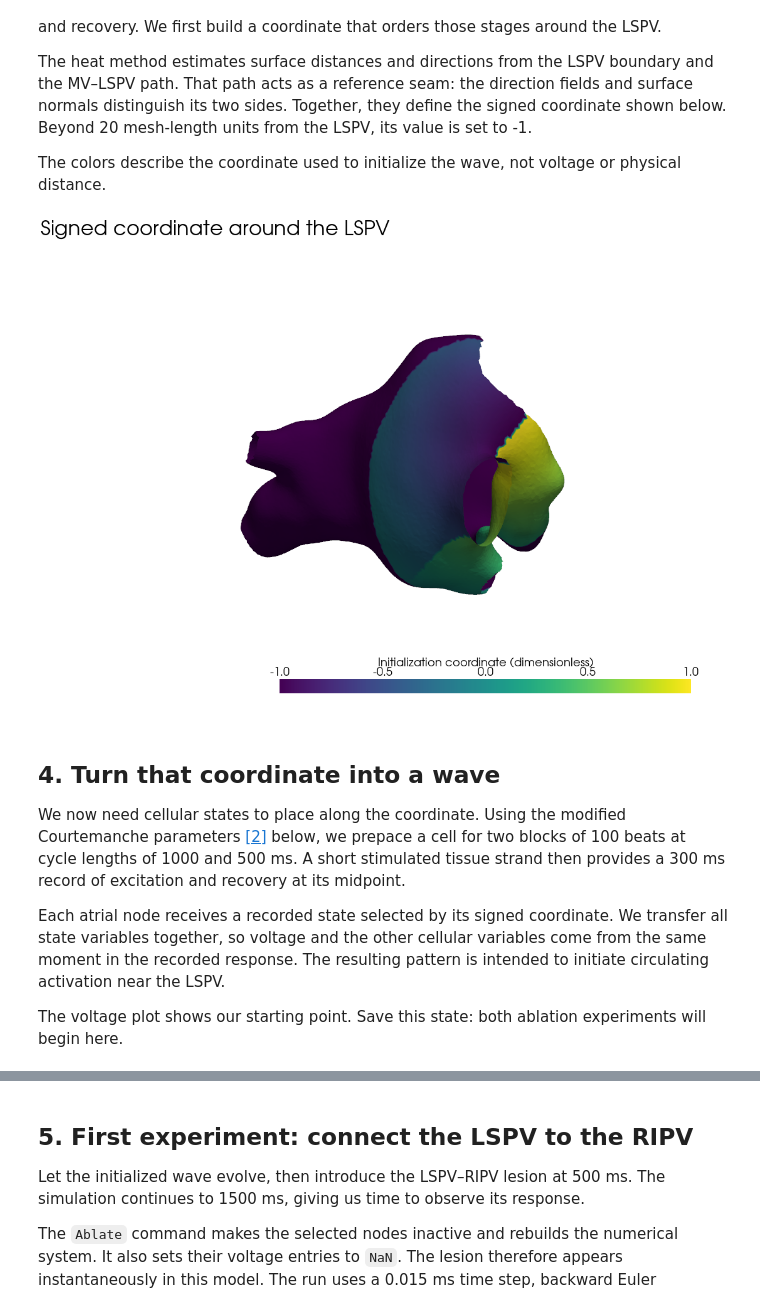
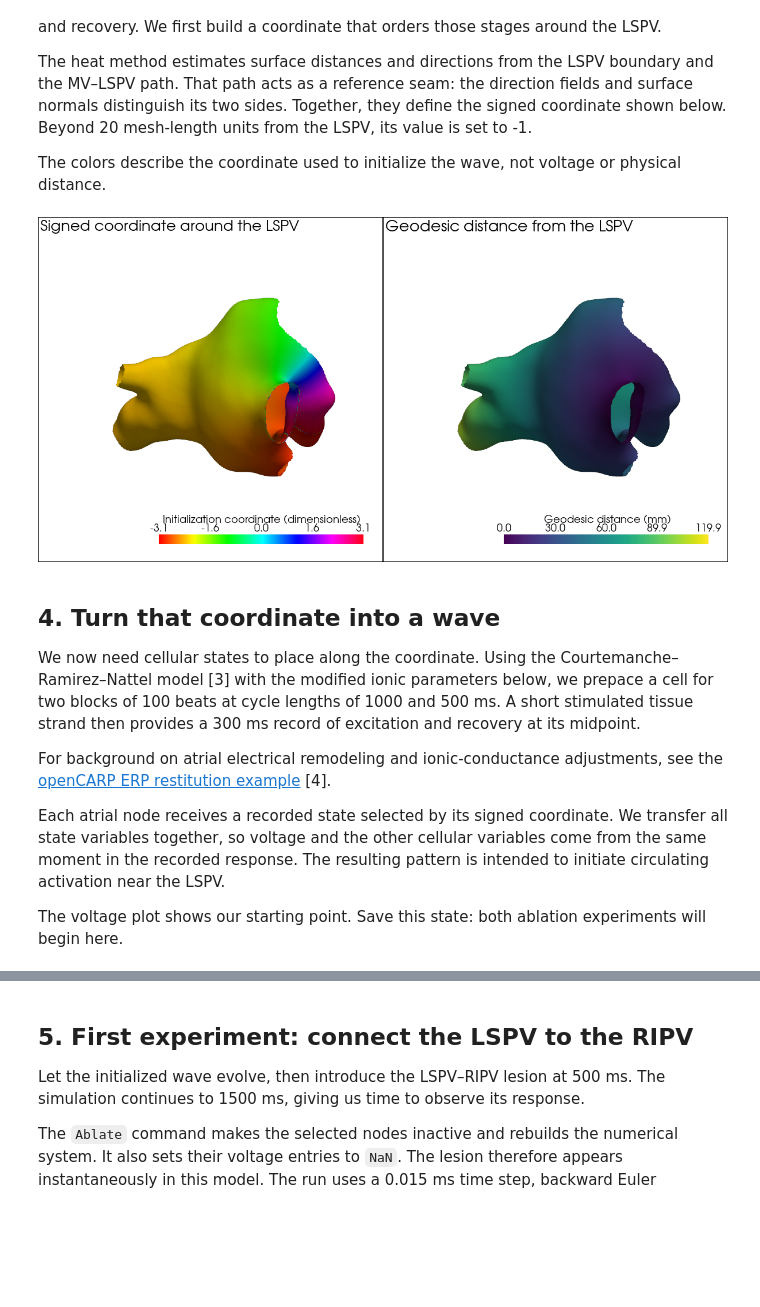
Before and after one commit to finitewave/Finitewave-Tools, a Jupyter notebook: Tutorials/Atrial Tachycardia Ablation.ipynb, the cells around one changed output, grey strips where cells are left out. Saved outputs shown, nothing was run; the diff lists cells and outputs as text; code cells hidden in the pictures; blank space fills up the shorter version.

```diff
--- a/Tutorials/Atrial Tachycardia Ablation.ipynb
+++ b/Tutorials/Atrial Tachycardia Ablation.ipynb
@@ -105,20 +116,25 @@ lspv_ripv_closest = lspv_point_ids[lspv_ripv_closest]
 ripv_lspv_closest = ripv_point_ids[ripv_lspv_closest]
 
 # find geodesic path between the two closest points using pyvista
+lspv_to_ripv = poly.geodesic(lspv_ripv_closest, ripv_lspv_closest, progress_bar=True)
+ablation_line_ids_1 = lspv_to_ripv.point_data["vtkOriginalPointIds"]
+
 mv_to_lspv = poly.geodesic(mv_lspv_closest, lspv_mv_closest, progress_bar=True)
-mv_to_lspv_ids = mv_to_lspv.point_data["vtkOriginalPointIds"]
+ablation_line_ids_2 = mv_to_lspv.point_data["vtkOriginalPointIds"]
 
-lspv_to_ripv = poly.geodesic(lspv_ripv_closest, ripv_lspv_closest, progress_bar=True)
-lspv_to_ripv_ids = lspv_to_ripv.point_data["vtkOriginalPointIds"]
+phase_core_ids = lspv_point_ids
+phase_reference_id = mv_lspv_closest
 
 pv.set_jupyter_backend("static")
 pl = pv.Plotter(window_size=(1100, 800))
 pl.set_background("white")
 pl.add_text("Candidate ablation paths", position="upper_left", font_size=16, color="black")
-pl.camera_position = camera_position
+pl.camera_position = CAMERA_POSITION
 pl.add_mesh(poly, color="white", opacity=1., show_edges=False)
-pl.add_points(points[mv_to_lspv_ids], label="MV to LSPV", color="red", render_points_as_spheres=True, point_size=10)
-pl.add_points(points[lspv_to_ripv_ids], label="LSPV to RIPV", color="green", render_points_as_spheres=True, point_size=10)
+pl.add_points(points[ablation_line_ids_1], label="Ablation line 1", color="green", render_points_as_spheres=True, point_size=10)
+pl.add_points(points[ablation_line_ids_2], label="Ablation line 2", color="red", render_points_as_spheres=True, point_size=10)
+pl.add_points(points[phase_core_ids], label="Phase source points", color="tab:orange", render_points_as_spheres=True, point_size=10)
+pl.add_points(points[phase_reference_id], label="Phase reference point", color="tab:blue", render_points_as_spheres=True, point_size=20)
 pl.add_legend(bcolor="white", loc="lower left", size=(0.28, 0.13))
 pl.show()
 # %% [output]
@@ -134,58 +150,44 @@ The colors describe the coordinate used to initialize the wave, not voltage or p
 # %%
 import numpy as np
 import finitewave as fw
 from finitewave_tools import linalg as fwlinalg
 
 
 tissue = fw.CardiacTissueElements(points, elems, elem_type=fw.ElementType.TRIANGLE)
-tissue.conductivity = 2.
-
 spatial_discretization = fw.FiniteElementDiscretization()
 K, M = spatial_discretization.compute_weights(tissue)
 
 areas = spatial_discretization.compute_element_sizes(points, elems)
 G = spatial_discretization.build_gradient_operator(points, elems, as_sparse=False)
 
-vec_mv = fwlinalg.distance_direction(K, M, G, elems, lspv_point_ids)
-vec_circ = fwlinalg.distance_direction(K, M, G, elems, mv_to_lspv_ids)
-elem_centers = np.mean(points[elems], axis=1)
-
-vec_normal = poly.compute_normals(cell_normals=True, point_normals=False, inplace=False).cell_normals
-
-# make sure the vectors form a right-handed coordinate system
-# flip the vec_circ if it is not orthogonal to vec_mv and vec_normal
-dot_product = np.einsum('ij,ij->i', vec_circ, np.cross(vec_mv, vec_normal))
-vec_circ[dot_product < 0] *= -1
-
-circ_dist = fwlinalg.geodesic_distance(K, M, G, elems, areas, mv_to_lspv_ids)
-lspv_dist = fwlinalg.geodesic_distance(K, M, G, elems, areas, lspv_point_ids)
-
-circ_dist[lspv_dist > 20] = 0.0
-circ_dist = 1 - circ_dist / circ_dist.max()
-
-# convert cell data to point data for visualization
-poly["dot_product"] = dot_product
-poly = poly.cell_data_to_point_data(pass_cell_data=True)
-dot_product = poly.point_data["dot_product"]
-
-circ_dist[dot_product < 0] *= -1
-circ_dist[lspv_dist > 20] = -1.0
+normals = poly.cell_normals
+geod_dist, geod_phase = fwlinalg.geodesic_coords(K, M, G, elems, areas, normals, phase_core_ids, phase_reference_id)
 
 pv.set_jupyter_backend("static")
-pl = pv.Plotter(window_size=(1100, 800))
-pl.set_background("white")
+pl = pv.Plotter(shape=(1, 2), window_size=(1200, 600))
+pl.subplot(0, 0)
 pl.add_text("Signed coordinate around the LSPV", position="upper_left", font_size=16, color="black")
-pl.add_mesh(poly, scalars=circ_dist, cmap="viridis", clim=(-1, 1), opacity=1,
+pl.add_mesh(poly, scalars=geod_phase, cmap="hsv", opacity=1, clim=(-np.pi, np.pi),
+            copy_mesh=True,
             scalar_bar_args={"title": "Initialization coordinate (dimensionless)",
                              "color": "black", "n_labels": 5, "fmt": "%.1f"})
-pl.camera_position = camera_position
+pl.subplot(0, 1)
+pl.add_text("Geodesic distance from the LSPV", position="upper_left", font_size=16, color="black")
+pl.add_mesh(poly, scalars=geod_dist, cmap="viridis", opacity=1,
+            copy_mesh=True,
+            scalar_bar_args={"title": "Geodesic distance (mm)", "color": "black",
+                             "n_labels": 5, "fmt": "%.1f"})
+pl.link_views()
+pl.camera_position = CAMERA_POSITION
 pl.show()
 # %% [output]
-[figure, old version]
+[figure, new version]
 # %% [markdown]
 ## 4. Turn that coordinate into a wave
 
-We now need cellular states to place along the coordinate. Using the modified Courtemanche parameters [[2]](https://opencarp.org/documentation/examples/02_ep_tissue/03f_erp_restitution#fn3) below, we prepace a cell for two blocks of 100 beats at cycle lengths of 1000 and 500 ms. A short stimulated tissue strand then provides a 300 ms record of excitation and recovery at its midpoint.
+We now need cellular states to place along the coordinate. Using the Courtemanche–Ramirez–Nattel model [3] with the modified ionic parameters below, we prepace a cell for two blocks of 100 beats at cycle lengths of 1000 and 500 ms. A short stimulated tissue strand then provides a 300 ms record of excitation and recovery at its midpoint.
+
+For background on atrial electrical remodeling and ionic-conductance adjustments, see the [openCARP ERP restitution example](https://opencarp.org/documentation/examples/02_ep_tissue/03f_erp_restitution) [4].
 
 Each atrial node receives a recorded state selected by its signed coordinate. We transfer all state variables together, so voltage and the other cellular variables come from the same moment in the recorded response. The resulting pattern is intended to initiate circulating activation near the LSPV.
 
```
Also changed, not shown: parts of 9 cells of this notebook, 14 other files.
